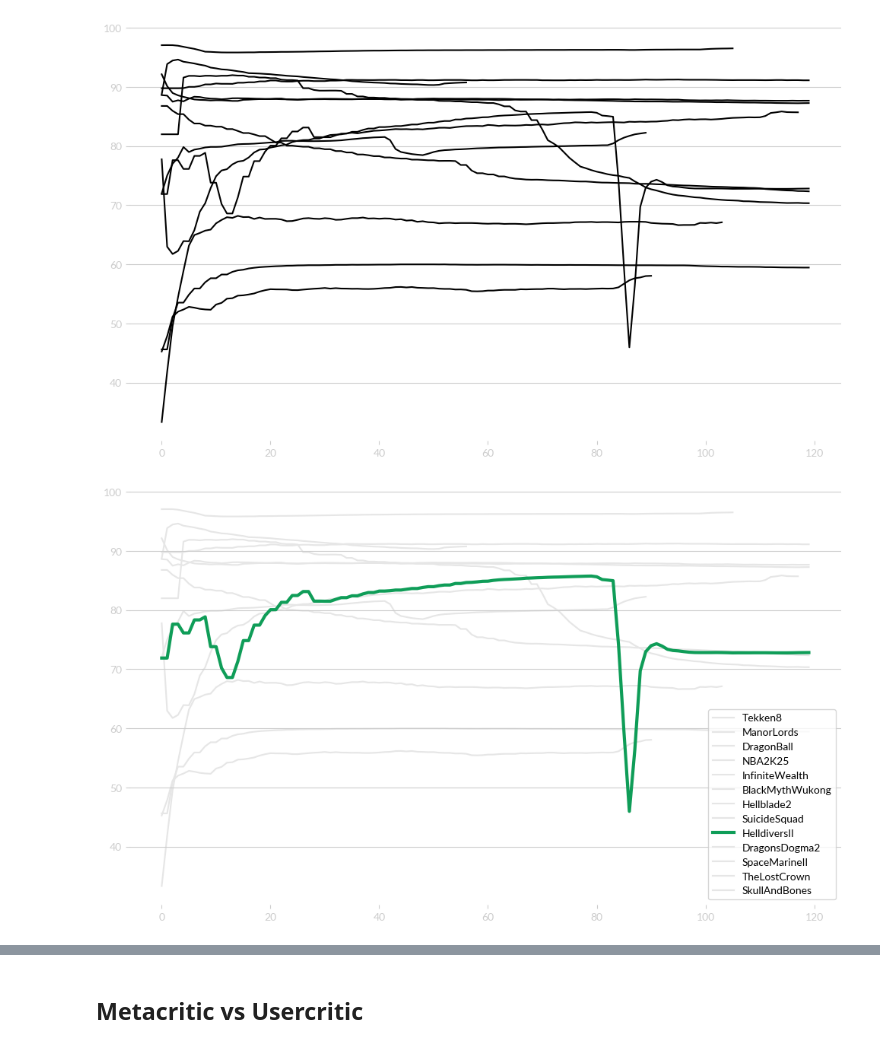
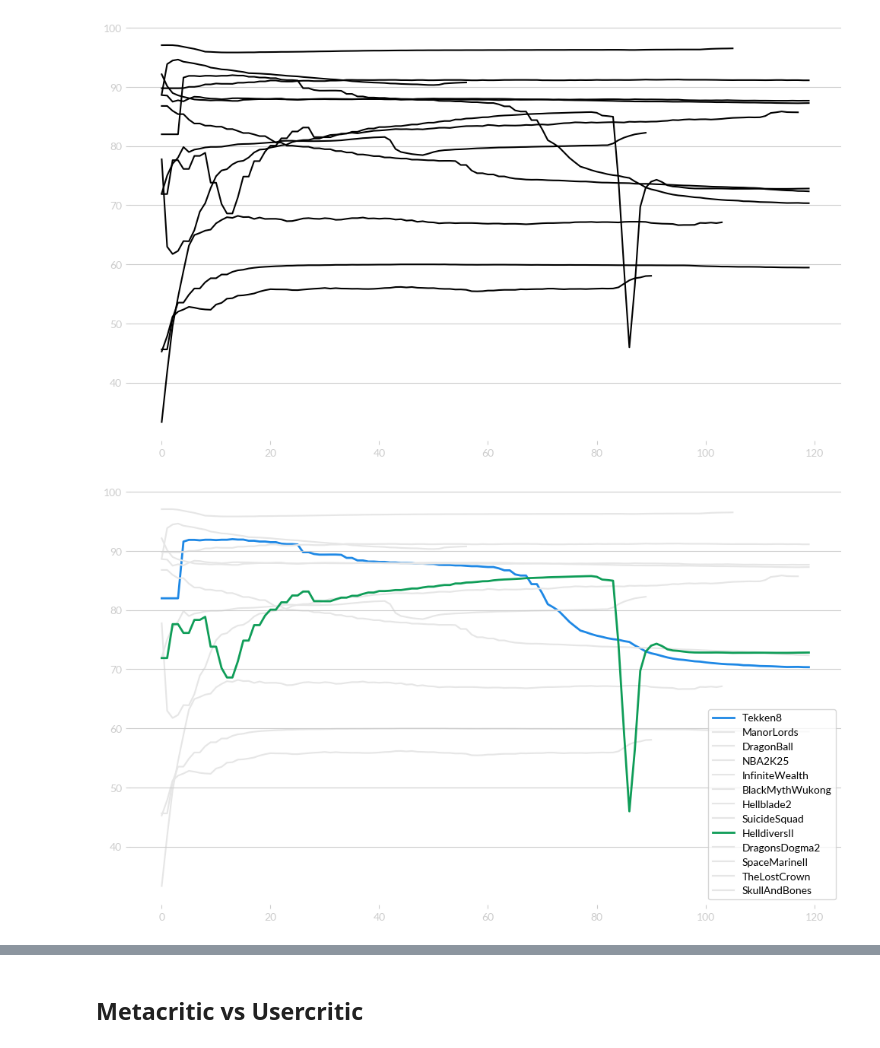
Before and after one commit to demic-dev/vs-project, a Jupyter notebook: charts.ipynb, the cells around one changed output, grey strips where cells are left out. Drawn from its saved outputs; the diff is of its cells as text; code cells hidden in the pictures.

Commit message:
fix: fixed plots

```diff
--- a/charts.ipynb
+++ b/charts.ipynb
@@ -286,21 +272,23 @@ plt.savefig(build_chart_path("fluctuations_reviews"), format="svg")
 # %%
 fig, ax = plt.subplots(figsize=(10,6))
 for spine in plt.gca().spines.values(): spine.set_visible(False)
 
 for game in games_reviews:
     df = games_reviews[game]
 
     if game == "HelldiversII":
-        ax.plot(df.index, df['Rating'], label=game, color="#0F9D58", linewidth=3, zorder=1)
+        ax.plot(df.index, df['Rating'], label=game, color="#0F9D58", linewidth=2, zorder=1)
+    elif game == "Tekken8":
+        ax.plot(df.index, df['Rating'], label=game, color="#1E88E5", linewidth=2, zorder=0)
     else:
         ax.plot(df.index, df['Rating'], label=game, color="#E6E6E6", zorder=0)
 
 ax.legend()
 plt.tight_layout()
 ax.set_axisbelow(True)
 ax.tick_params(colors='#cccccc')
 ax.yaxis.grid(color='#cccccc')
 
 plt.savefig(build_chart_path("fluctuations_reviews_helldivers"), format="svg")
 # %% [output]
-[figure, old version]
+[figure, new version]
```
Also changed, not shown: parts of 6 cells of this notebook, 5 other files.
